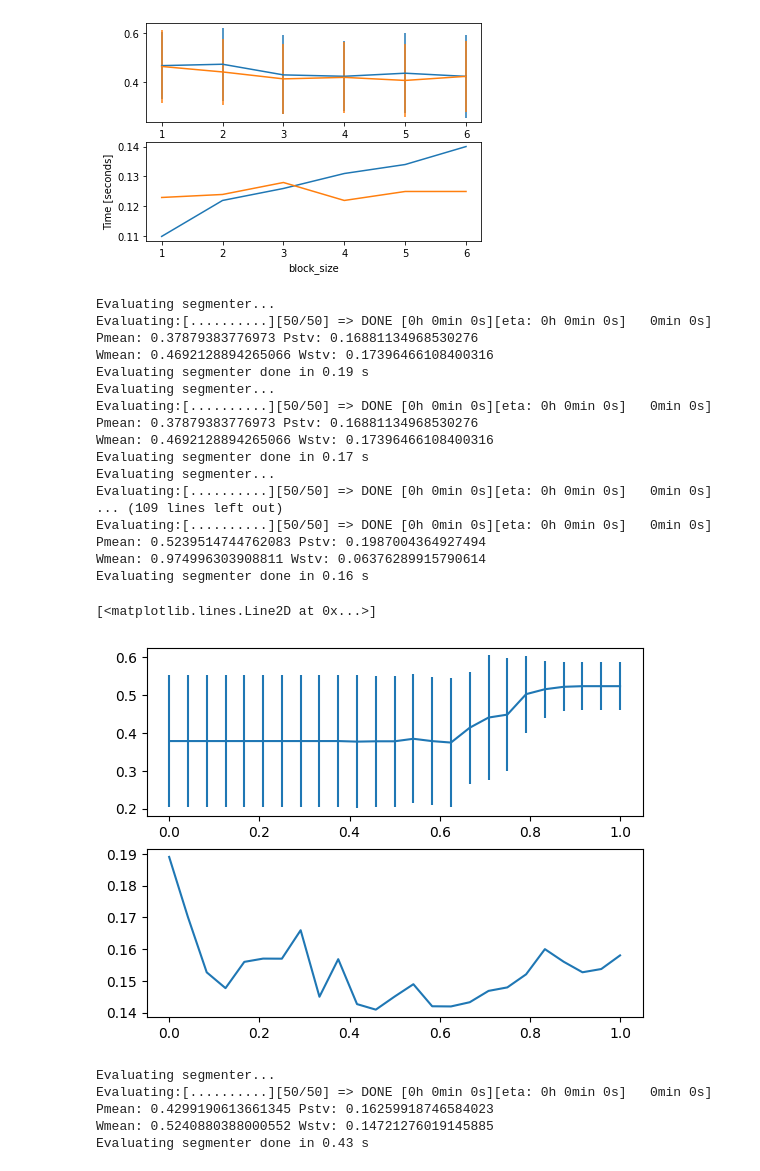
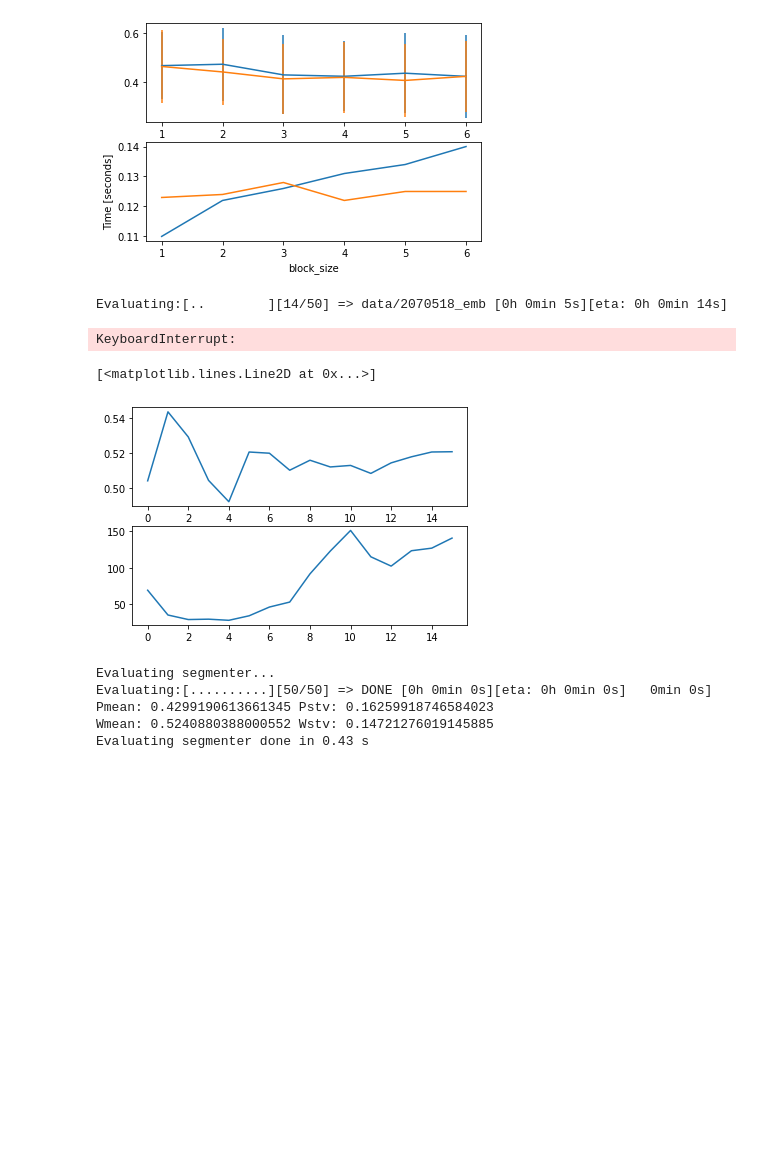
Before and after one commit to radkoder/Text-Segmentation, a Jupyter notebook: src/playground.ipynb, the cells around one changed output. Saved outputs shown, nothing was run; the diff lists cells and outputs as text; code cells hidden in the pictures; blank space fills up the shorter version.

```diff
--- a/src/playground.ipynb
+++ b/src/playground.ipynb
@@ -449,42 +449,41 @@ from datasets import EmbeddedDataset
 import matplotlib.pyplot as plt
 import numpy as np
 import time
-Ms, Ss = [], []
-Ts = []
-l = np.linspace(0,1,num=25)
+Ms, Ms2 = [], []
+Ts,Ts2 = [], []
+l = np.linspace(0.2,1,num=10)
 for n in l:
-    gs = lambda x: lol(x,n)
+    gs = graphseg.with_params(threshold = n,n_min_seg = 3,clique_finder='precise')
+    gs2 = graphseg.with_params(threshold = n,n_min_seg = 3,clique_finder='clique_removal')
     with EmbeddedDataset('wiki_segments.npz') as ds:
         start = time.time()
-        p,w = evaluate_segmenter(ds,gs,4)
+        p1,w1 = evaluate_segmenter(ds,gs,4)
         end = time.time()
-    Ms.append(np.mean(p))
-    Ss.append(np.std(w))
-    Ts.append(end - start)
+        Ts.append(end - start)
+        start = time.time()
+        p2,w2 = evaluate_segmenter(ds,gs2,4)
+        end = time.time()
+        Ts2.append(end - start)
+    Ms.append(np.mean(w1))
+    Ms2.append(np.std(w2))
+
 plt.subplot(211)
-plt.errorbar(l,Ms,Ss)
+plt.plot(l,Ms)
+plt.plot(l,Ms2)
 plt.subplot(212)
 plt.plot(l,Ts)
+plt.plot(l,Ts2)
 # %% [output]
-Evaluating segmenter...
-Evaluating:[..........][50/50] => DONE [0h 0min 0s][eta: 0h 0min 0s]   0min 0s]
-Pmean: 0.37879383776973 Pstv: 0.16881134968530276
-Wmean: 0.4692128894265066 Wstv: 0.17396466108400316
-Evaluating segmenter done in 0.19 s
-Evaluating segmenter...
-Evaluating:[..........][50/50] => DONE [0h 0min 0s][eta: 0h 0min 0s]   0min 0s]
-Pmean: 0.37879383776973 Pstv: 0.16881134968530276
-Wmean: 0.4692128894265066 Wstv: 0.17396466108400316
-Evaluating segmenter done in 0.17 s
-Evaluating segmenter...
-Evaluating:[..........][50/50] => DONE [0h 0min 0s][eta: 0h 0min 0s]   0min 0s]
-... (109 lines left out)
-Evaluating:[..........][50/50] => DONE [0h 0min 0s][eta: 0h 0min 0s]   0min 0s]
-Pmean: 0.5239514744762083 Pstv: 0.1987004364927494
-Wmean: 0.974996303908811 Wstv: 0.06376289915790614
-Evaluating segmenter done in 0.16 s
+Evaluating:[..        ][14/50] => data/2070518_emb [0h 0min 5s][eta: 0h 0min 14s]
-[<matplotlib.lines.Line2D at 0x...>]
+KeyboardInterrupt:
-[figure, removed]
+# %%
+plt.subplot(211)
+plt.plot(Ms)
+plt.subplot(212)
+plt.plot(Ts)
+# %% [output]
+[<matplotlib.lines.Line2D at 0x...>]
+[figure, added]
 # %%
 from evaluation import evaluate_segmenter
 from algorithms import simple, graphseg
```
Also changed, not shown: parts of 5 cells of this notebook, 5 other files.
